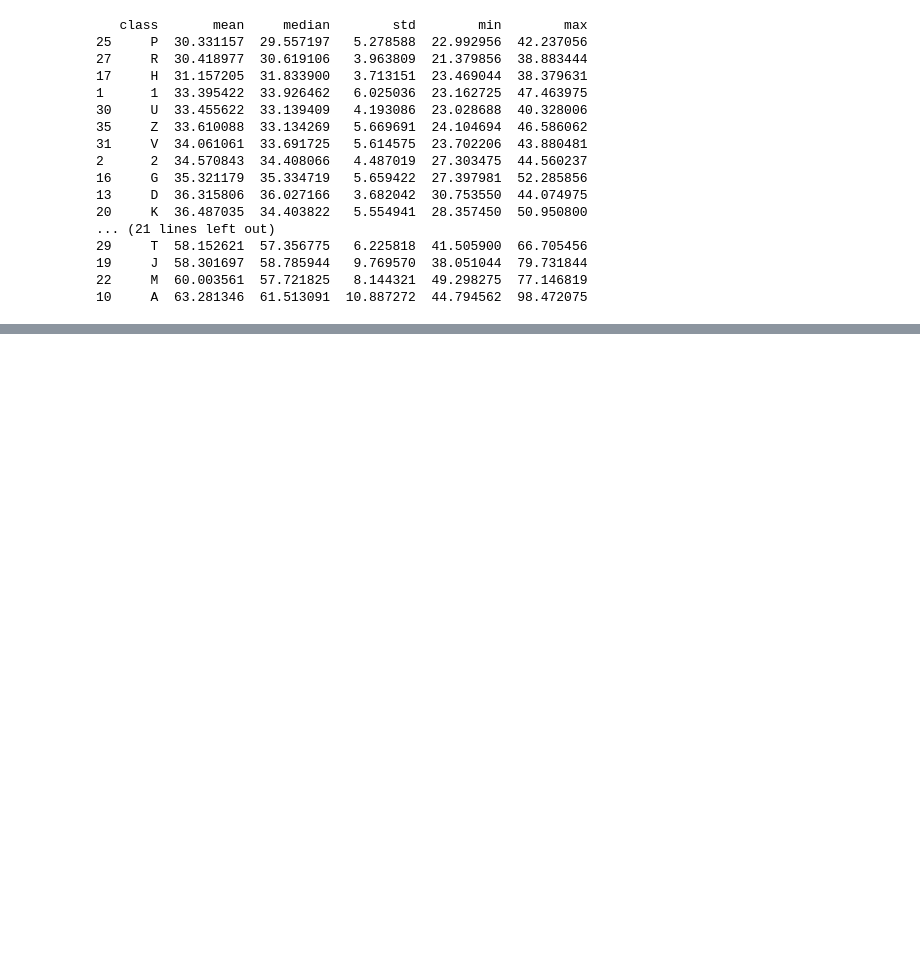
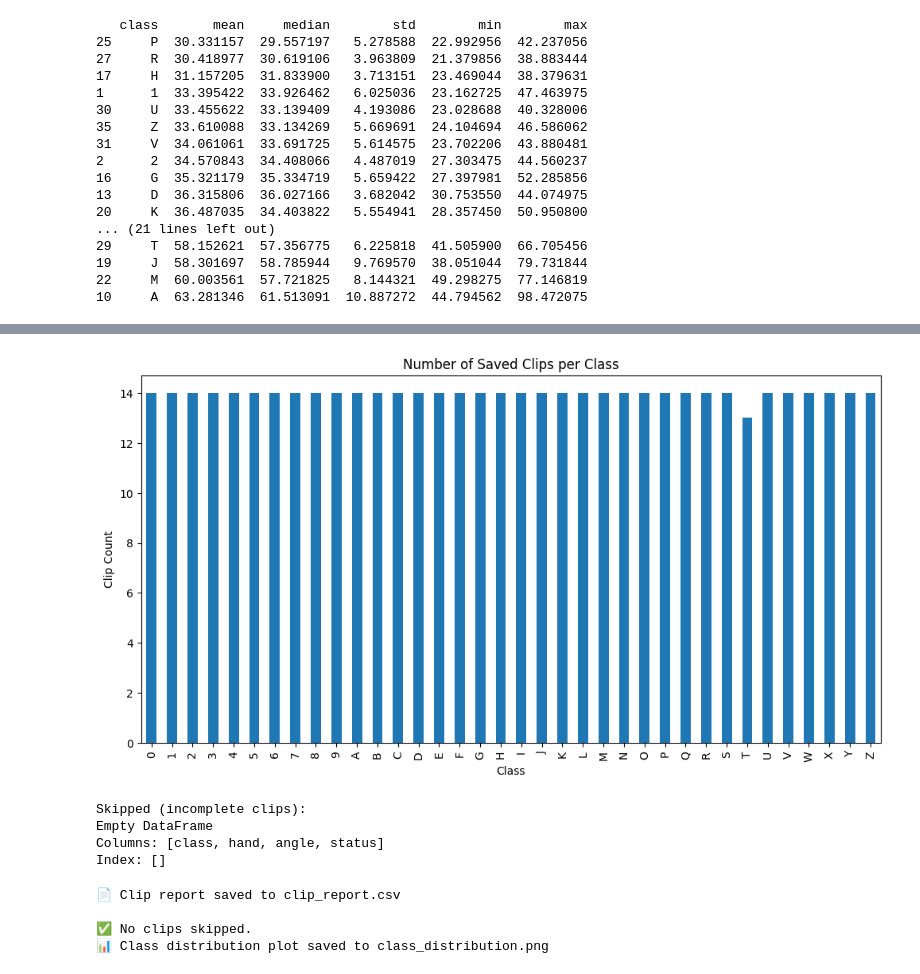
Before and after one commit to anmolzz-10/ASL_project, a Jupyter notebook: notebooks/ASL_project.ipynb, the cells around one changed output, grey strips where cells are left out. Drawn from its saved outputs; the diff is of its cells as text; code cells hidden in the pictures; blank space fills up the shorter version.

```diff
--- a/notebooks/ASL_project.ipynb
+++ b/notebooks/ASL_project.ipynb
@@ -667,0 +845,73 @@ print(class_brightness_stats)
+# %%
+import matplotlib.pyplot as plt
+
+# Count saved per class
+saved_counts = clip_stats[clip_stats["status"]=="saved"].groupby("class").size()
+
+# Plot distribution
+plt.figure(figsize=(12,6))
+saved_counts.sort_index().plot(kind="bar")
+plt.title("Number of Saved Clips per Class")
+plt.xlabel("Class")
+plt.ylabel("Clip Count")
+plt.show()
+
+# Show missing/skipped cases
+skipped_df = clip_stats[clip_stats["status"]=="skipped"]
+print("Skipped (incomplete clips):")
+print(skipped_df.head(20))  # just a preview
+# %% [output]
+[figure, added]
+Skipped (incomplete clips):
+Empty DataFrame
+Columns: [class, hand, angle, status]
+Index: []
+# %%
+# --- 1. Save detailed report (already done above) ---
+report_path = "clip_report.csv"
+clip_stats.to_csv(report_path, index=False)
+print(f"📄 Clip report saved to {report_path}")
+
+# --- 2. Aggregated skipped summary ---
+skipped_df = clip_stats[clip_stats["status"]=="skipped"]
+
+if not skipped_df.empty:
+    skipped_summary = (
+        skipped_df
+        .groupby(["class", "hand", "angle"])
+        .size()
+        .reset_index(name="skipped_segments")
+    )
+
+    summary_path = "skipped_summary.csv"
+    skipped_summary.to_csv(summary_path, index=False)
+
+    print(f"\n⚠️ Aggregated skipped summary saved to {summary_path}")
+    print(skipped_summary.head(15))  # preview
+    print(f"... total skipped groups: {len(skipped_summary)}")
+
+else:
+    print("\n✅ No clips skipped.")
+
+# --- 3. Distribution plot for saved clips ---
+import matplotlib.pyplot as plt
+
+saved_counts = clip_stats[clip_stats["status"]=="saved"].groupby("class").size()
+
+plt.figure(figsize=(14,6))
+saved_counts.sort_index().plot(kind="bar", color="skyblue", edgecolor="black")
+plt.title("Number of Saved Clips per Class", fontsize=14)
+plt.xlabel("Class", fontsize=12)
+plt.ylabel("Clip Count", fontsize=12)
+plt.xticks(rotation=45)
+plt.tight_layout()
+
+plot_path = "class_distribution.png"
+plt.savefig(plot_path)
+plt.close()
+print(f"📊 Class distribution plot saved to {plot_path}")
+# %% [output]
+📄 Clip report saved to clip_report.csv
+
+✅ No clips skipped.
+📊 Class distribution plot saved to class_distribution.png
```
Also changed, not shown: parts of 11 cells of this notebook.
